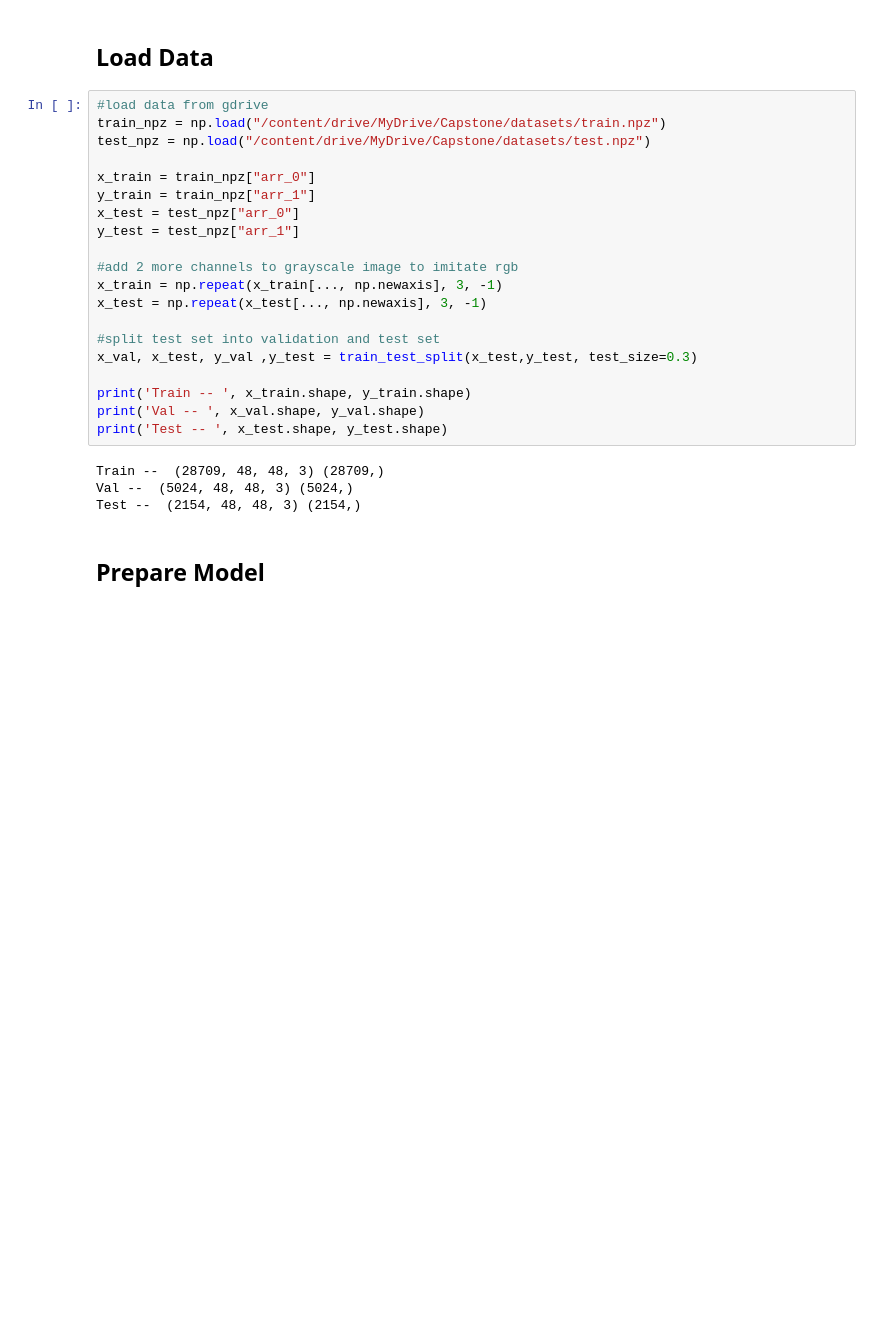
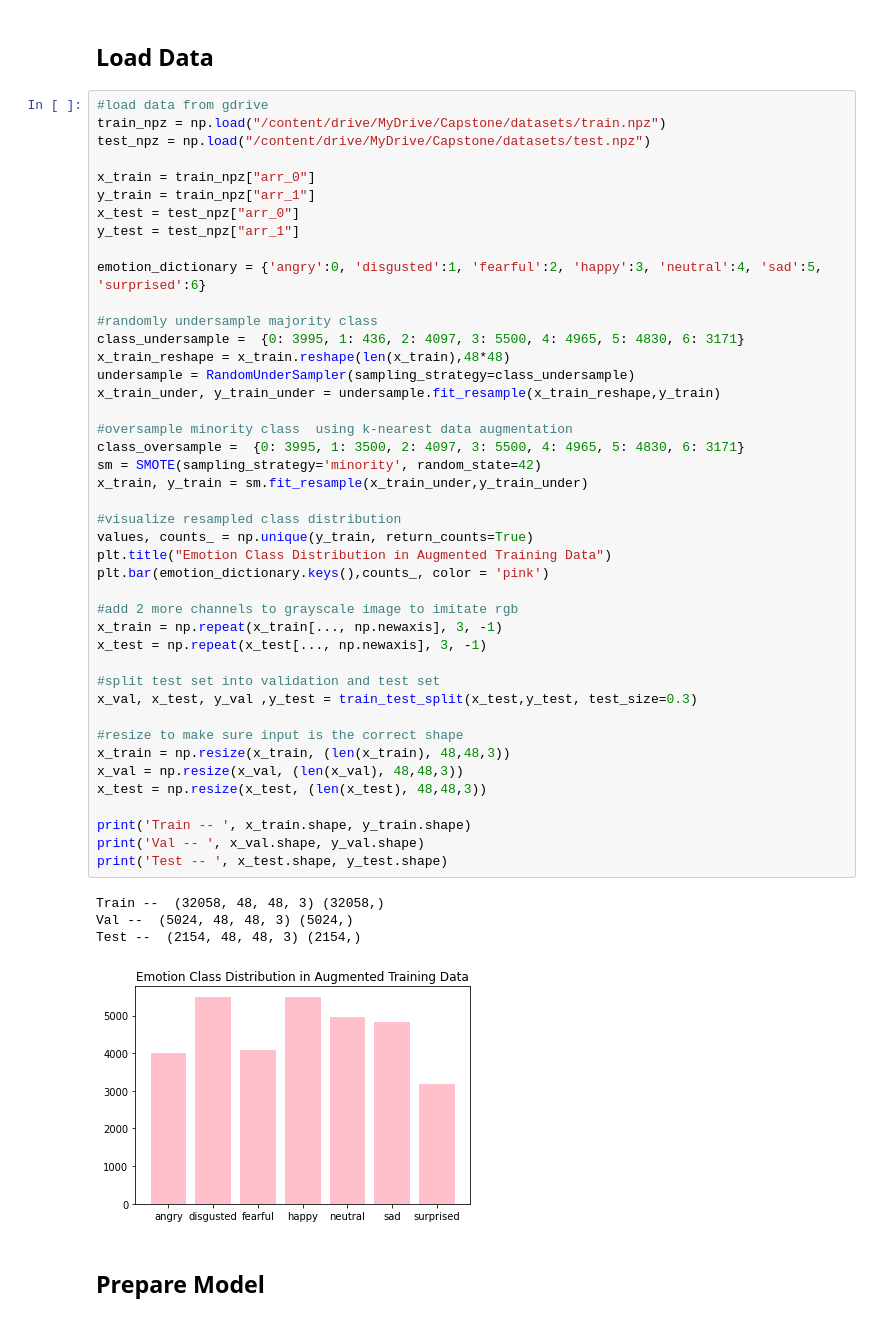
Before and after one commit to anosharahim/deep-learning, a Jupyter notebook: DL_final.ipynb, the cells around one changed output. Drawn from its saved outputs; the diff is of its cells as text; blank space fills up the shorter version.

Commit message:
improve test accuracy

```diff
--- a/DL_final.ipynb
+++ b/DL_final.ipynb
@@ -27,27 +29,51 @@ from keras.callbacks import ModelCheckpoint, EarlyStopping, ReduceLROnPlateau
 # %%
 #load data from gdrive
 train_npz = np.load("/content/drive/MyDrive/Capstone/datasets/train.npz")
 test_npz = np.load("/content/drive/MyDrive/Capstone/datasets/test.npz")
 
 x_train = train_npz["arr_0"]
 y_train = train_npz["arr_1"]
 x_test = test_npz["arr_0"]
 y_test = test_npz["arr_1"]
 
+emotion_dictionary = {'angry':0, 'disgusted':1, 'fearful':2, 'happy':3, 'neutral':4, 'sad':5, 'surprised':6}
+
+#randomly undersample majority class
+class_undersample =  {0: 3995, 1: 436, 2: 4097, 3: 5500, 4: 4965, 5: 4830, 6: 3171}
+x_train_reshape = x_train.reshape(len(x_train),48*48)
+undersample = RandomUnderSampler(sampling_strategy=class_undersample)
+x_train_under, y_train_under = undersample.fit_resample(x_train_reshape,y_train)
+
+#oversample minority class  using k-nearest data augmentation
+class_oversample =  {0: 3995, 1: 3500, 2: 4097, 3: 5500, 4: 4965, 5: 4830, 6: 3171}
+sm = SMOTE(sampling_strategy='minority', random_state=42)
+x_train, y_train = sm.fit_resample(x_train_under,y_train_under)
+
+#visualize resampled class distribution
+values, counts_ = np.unique(y_train, return_counts=True)
+plt.title("Emotion Class Distribution in Augmented Training Data")
+plt.bar(emotion_dictionary.keys(),counts_, color = 'pink')
+
 #add 2 more channels to grayscale image to imitate rgb
 x_train = np.repeat(x_train[..., np.newaxis], 3, -1)
 x_test = np.repeat(x_test[..., np.newaxis], 3, -1)
 
 #split test set into validation and test set
 x_val, x_test, y_val ,y_test = train_test_split(x_test,y_test, test_size=0.3)
 
+#resize to make sure input is the correct shape
+x_train = np.resize(x_train, (len(x_train), 48,48,3))
+x_val = np.resize(x_val, (len(x_val), 48,48,3))
+x_test = np.resize(x_test, (len(x_test), 48,48,3))
+
 print('Train -- ', x_train.shape, y_train.shape)
 print('Val -- ', x_val.shape, y_val.shape)
 print('Test -- ', x_test.shape, y_test.shape)
 # %% [output]
-Train --  (28709, 48, 48, 3) (28709,)
+Train --  (32058, 48, 48, 3) (32058,)
 Val --  (5024, 48, 48, 3) (5024,)
 Test --  (2154, 48, 48, 3) (2154,)
+[figure, added]
 # %% [markdown]
 ## Prepare Model
 # %%
```
Also changed, not shown: parts of 6 cells of this notebook.
